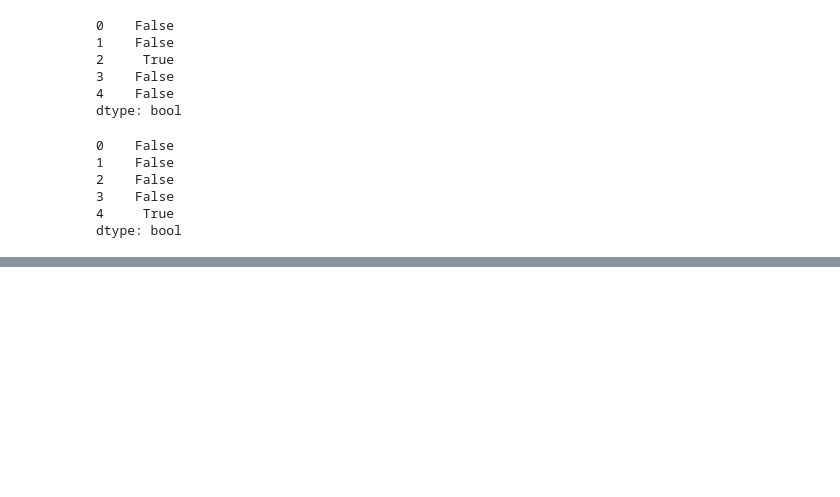
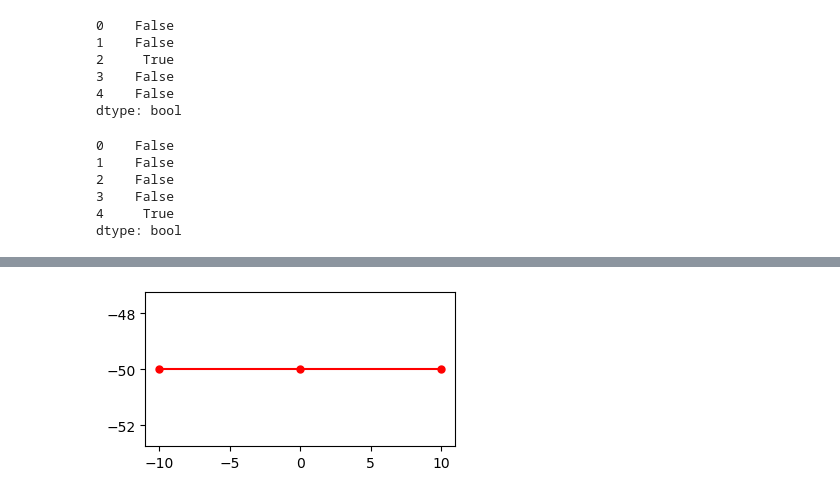
Before and after one commit to Yanil01/pandas_, a Jupyter notebook: main.ipynb, the cells around one changed output, grey strips where cells are left out. Cells and saved outputs as stored; diff of their text form; code cells hidden in the pictures; blank space fills up the shorter version.

```diff
--- a/main.ipynb
+++ b/main.ipynb
@@ -1173,0 +1198,6 @@ dtype: bool
+# %%
+plt.figure(figsize=(4,2)) # set the figure size
+plt.plot([-10, 0, 10], [-50,-50,-50], marker='o', markersize=5, color='red') # plot the points with red color and size 5
+plt.show() # show the plot
+# %% [output]
+[figure, added]
```
Also changed, not shown: parts of 11 cells of this notebook, 1 other file.
